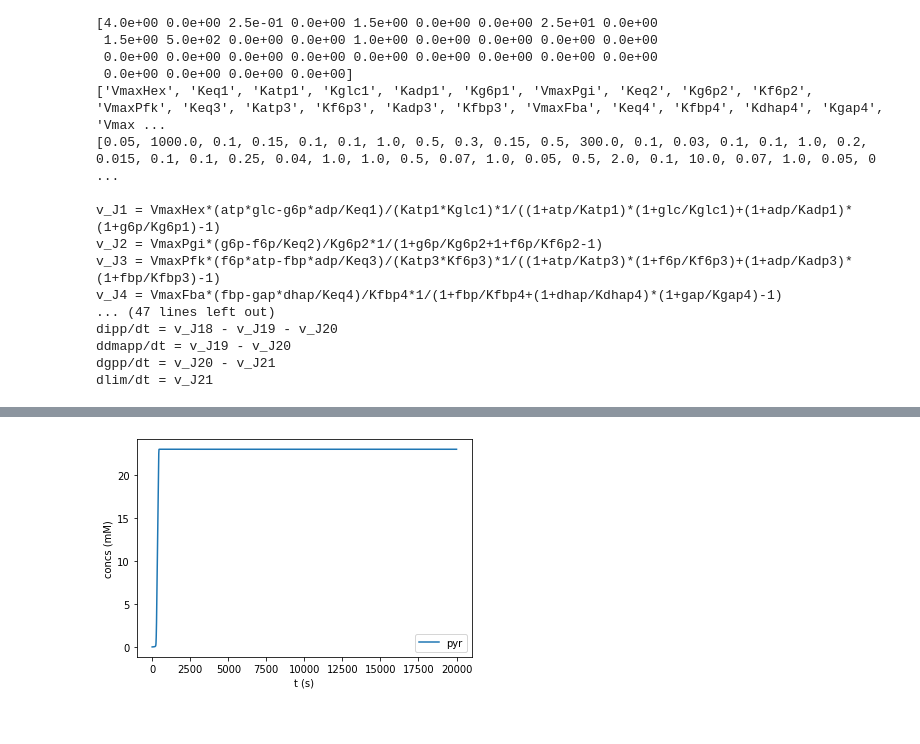
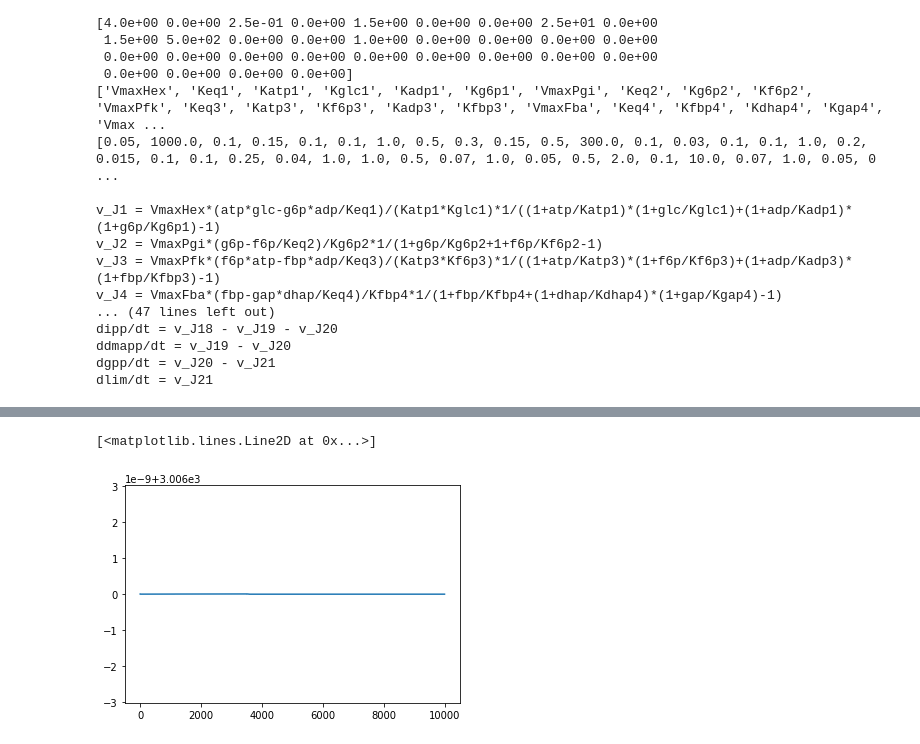
Before and after one commit to nadanai263/CFPS-metabolic, a Jupyter notebook: Korman model test.ipynb, the cells around one changed output, grey strips where cells are left out. Saved outputs shown, nothing was run; the diff lists cells and outputs as text; code cells hidden in the pictures.

```diff
--- a/Korman model test.ipynb
+++ b/Korman model test.ipynb
@@ -86,8 +89,39 @@ plt.show()
-# %%
-IDX=20
-plt.plot(time,sol[:,IDX], label=Korman.keysVar[IDX]);
-plt.xlabel('t (s)'); plt.ylabel('concs (mM)'); plt.legend()
-#plt.savefig(PATH_TO_OUTPUT+'plot.pdf',transparent=True)
-plt.show()
-# %% [output]
-[figure, removed]
+# %%
+# conservation of mass
+atp = sol[:,0]
+adp = sol[:,1]
+nad = sol[:,2]
+nadh = sol[:,3]
+nadp = sol[:,4]
+nadph = sol[:,5]
+co2 = sol[:,6]
+ppi = sol[:,7]
+pppi = sol[:,8]
+coa = sol[:,9]
+glc = sol[:,10]
+g6p = sol[:,11]
+f6p = sol[:,12]
+fbp = sol[:,13]
+gap = sol[:,14]
+dhap = sol[:,15]
+bpg = sol[:,16]
+p3g = sol[:,17]
+p2g = sol[:,18]
+pep = sol[:,19]
+pyr = sol[:,20]
+accoa = sol[:,21]
+acaccoa = sol[:,22]
+hmgcoa = sol[:,23]
+mev = sol[:,24]
+mvp = sol[:,25]
+mpp = sol[:,26]
+ipp = sol[:,27]
+dmapp = sol[:,28]
+gpp = sol[:,29]
+lim = sol[:,30]
+
+carbon = 6*glc+6*g6p+6*f6p+6*fbp+3*dhap+3*gap+3*bpg+3*p3g+3*p2g+3*pep+3*pyr+co2+2*accoa+4*acaccoa+6*hmgcoa+6*mev+6*mvp+6*mpp+5*ipp+5*dmapp+10*gpp+10*lim
+plt.plot(carbon)
+# %% [output]
+[<matplotlib.lines.Line2D at 0x...>]
+[figure, added]
```
Also changed, not shown: parts of 8 cells of this notebook, 16 other files.
